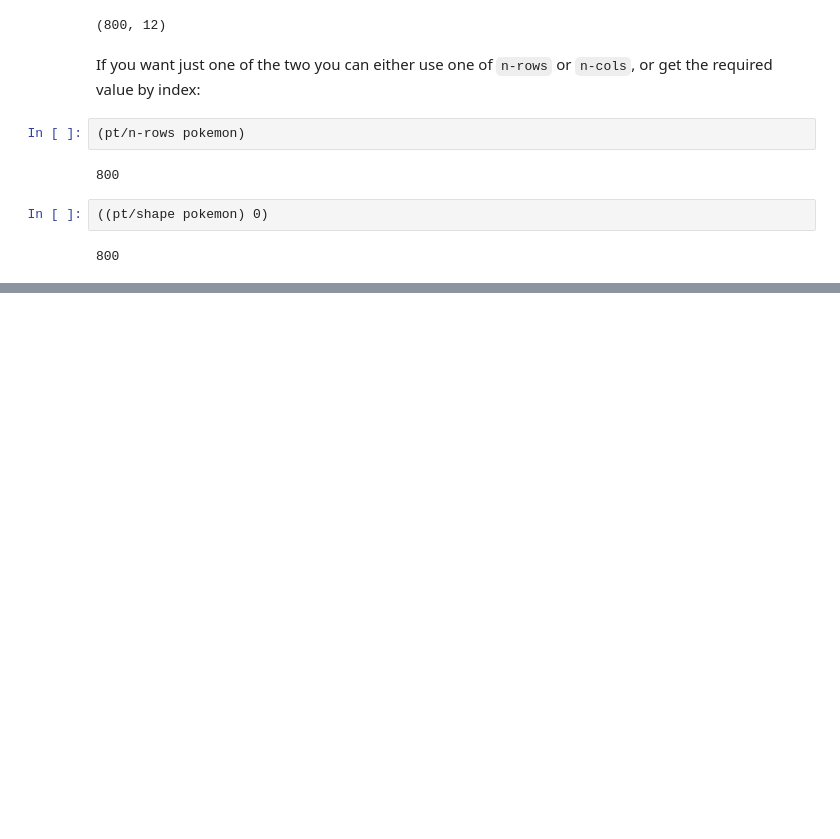
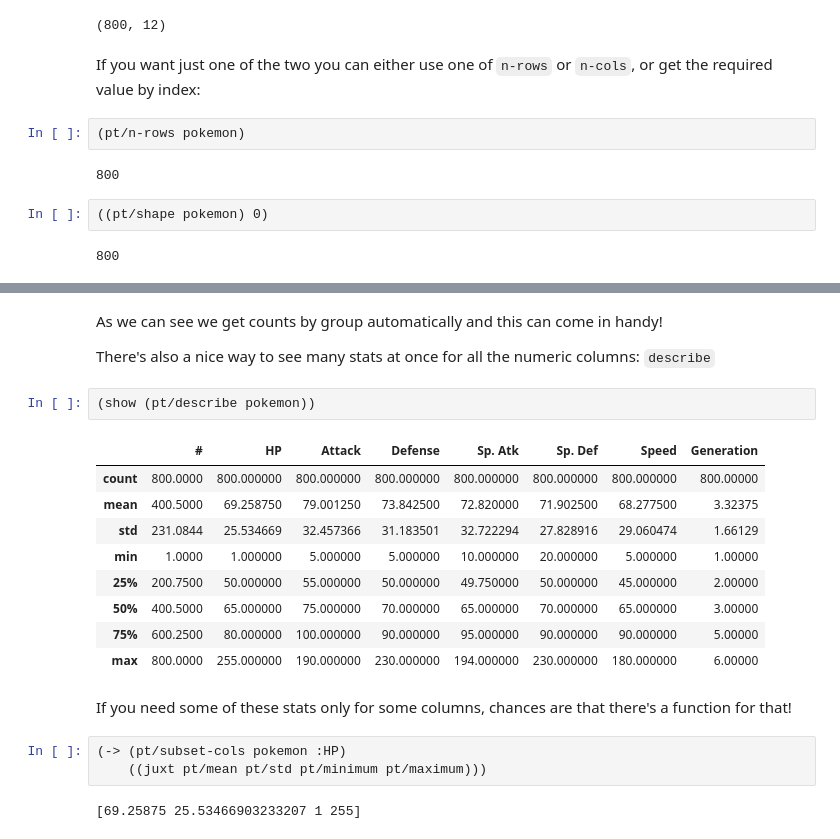
Before and after one commit to alanmarazzi/panthera, a Jupyter notebook: examples/panthera-intro.ipynb, the cells around one changed output, grey strips where cells are left out. Cells and saved outputs as stored; diff of their text form; blank space fills up the shorter version.

```diff
--- a/examples/panthera-intro.ipynb
+++ b/examples/panthera-intro.ipynb
@@ -542,0 +573,23 @@ If you want just one of the two you can either use one of `n-rows` or `n-cols`,
+# %% [markdown]
+As we can see we get counts by group automatically and this can come in handy!
+
+There's also a nice way to see many stats at once for all the numeric columns: `describe`
+# %%
+(show (pt/describe pokemon))
+# %% [output]
+|  | # | HP | Attack | Defense | Sp. Atk | Sp. Def | Speed | Generation |
+| count | 800.0000 | 800.000000 | 800.000000 | 800.000000 | 800.000000 | 800.000000 | 800.000000 | 800.00000 |
+| mean | 400.5000 | 69.258750 | 79.001250 | 73.842500 | 72.820000 | 71.902500 | 68.277500 | 3.32375 |
+| std | 231.0844 | 25.534669 | 32.457366 | 31.183501 | 32.722294 | 27.828916 | 29.060474 | 1.66129 |
+| min | 1.0000 | 1.000000 | 5.000000 | 5.000000 | 10.000000 | 20.000000 | 5.000000 | 1.00000 |
+| 25% | 200.7500 | 50.000000 | 55.000000 | 50.000000 | 49.750000 | 50.000000 | 45.000000 | 2.00000 |
+| 50% | 400.5000 | 65.000000 | 75.000000 | 70.000000 | 65.000000 | 70.000000 | 65.000000 | 3.00000 |
+| 75% | 600.2500 | 80.000000 | 100.000000 | 90.000000 | 95.000000 | 90.000000 | 90.000000 | 5.00000 |
+| max | 800.0000 | 255.000000 | 190.000000 | 230.000000 | 194.000000 | 230.000000 | 180.000000 | 6.00000 |
+# %% [markdown]
+If you need some of these stats only for some columns, chances are that there's a function for that!
+# %%
+(-> (pt/subset-cols pokemon :HP)
+    ((juxt pt/mean pt/std pt/minimum pt/maximum)))
+# %% [output]
+[69.25875 25.53466903233207 1 255]
```
Also changed, not shown: parts of 5 cells of this notebook.
